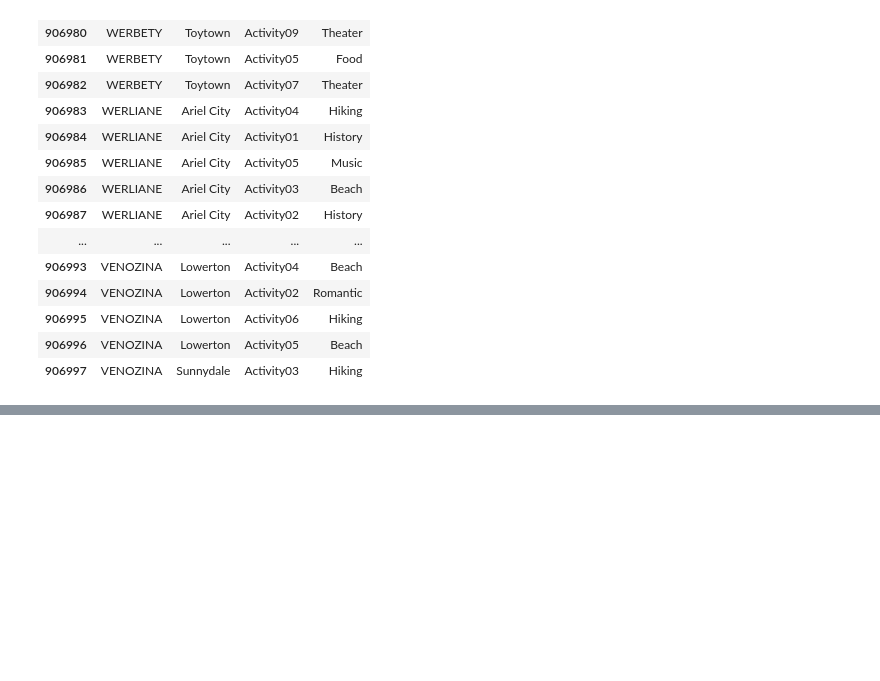
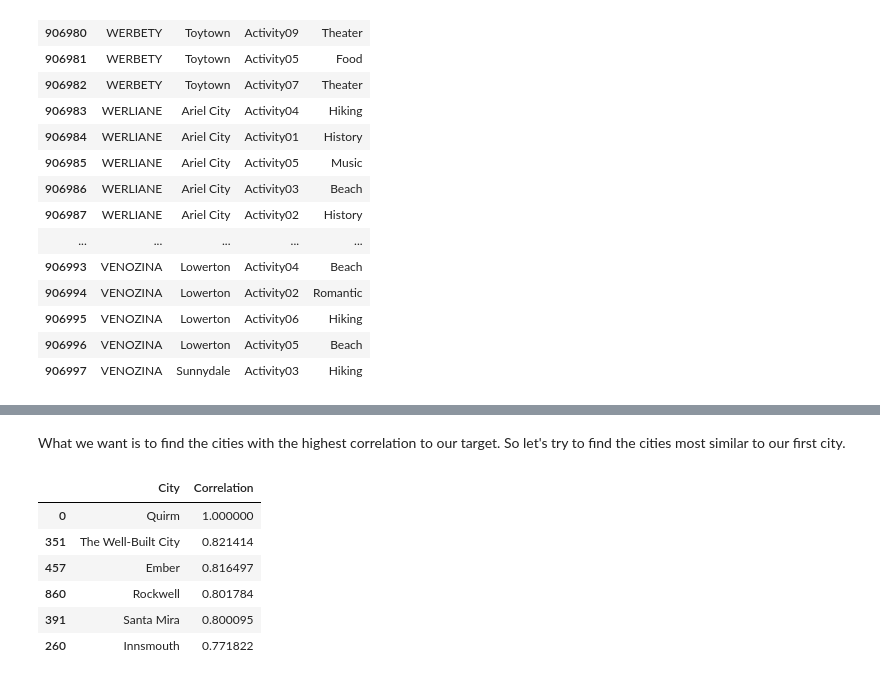
Before and after one commit to rodrigolink/travel_recommendation, a Jupyter notebook: tourism_recommendation_system.ipynb, the cells around one changed output, grey strips where cells are left out. Cells and saved outputs as stored; diff of their text form; code cells hidden in the pictures; blank space fills up the shorter version.

```diff
--- a/tourism_recommendation_system.ipynb
+++ b/tourism_recommendation_system.ipynb
@@ -241,0 +282,18 @@ user_table.to_csv('user_table.csv',sep=';',index=False)
+# %% [markdown]
+What we want is to find the cities with the highest correlation to our target. So let's try to find the cities most similar to our first city.
+# %%
+corr_df = pd.DataFrame(columns=['City','Correlation'])
+for ii in range(len(city_vector)):
+    temp=[city_vector.iloc[ii,0]]
+    temp.append(pearsonr(city_vector.iloc[0,1:],city_vector.iloc[ii,1:])[0])
+    corr_df.loc[len(corr_df)] = temp
+corr_df = corr_df.sort_values(by='Correlation',ascending=False)
+corr_df.head(6)
+# %% [output]
+|  | City | Correlation |
+| 0 | Quirm | 1.000000 |
+| 351 | The Well-Built City | 0.821414 |
+| 457 | Ember | 0.816497 |
+| 860 | Rockwell | 0.801784 |
+| 391 | Santa Mira | 0.800095 |
+| 260 | Innsmouth | 0.771822 |
```
Also changed, not shown: parts of 9 cells of this notebook.
